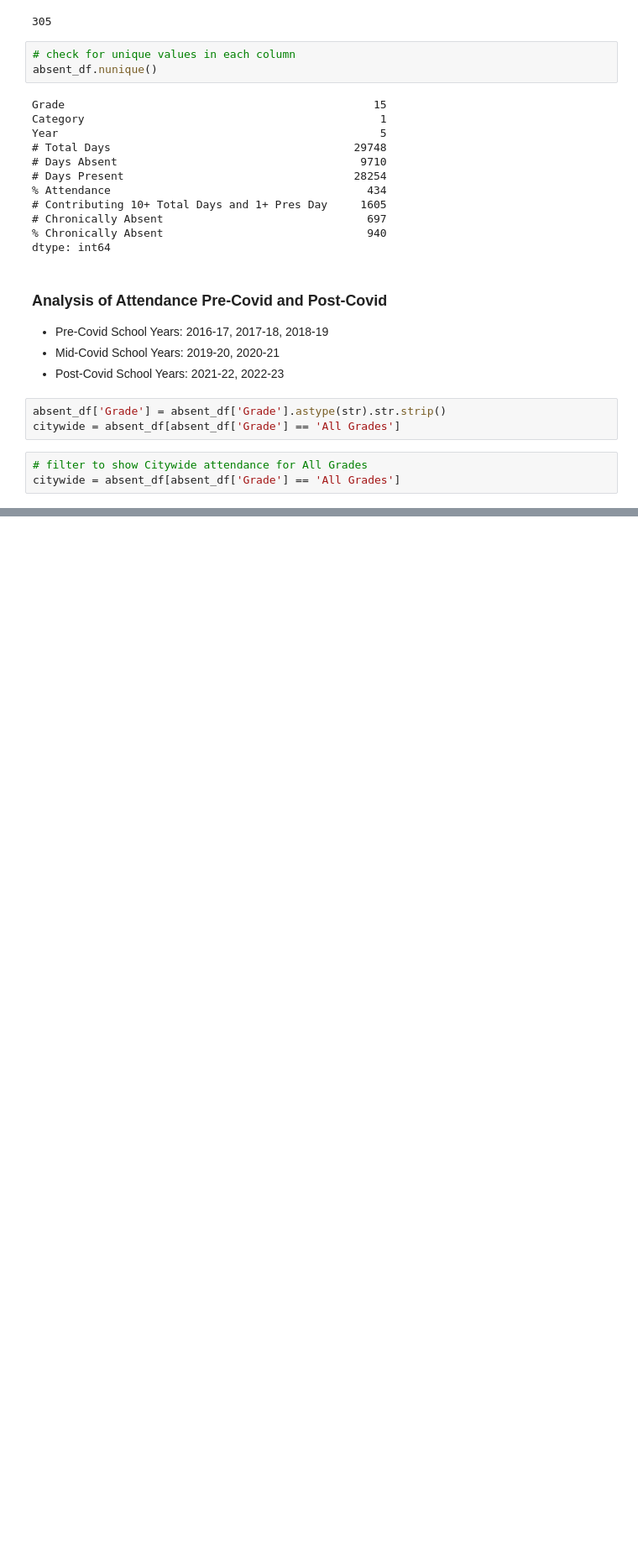
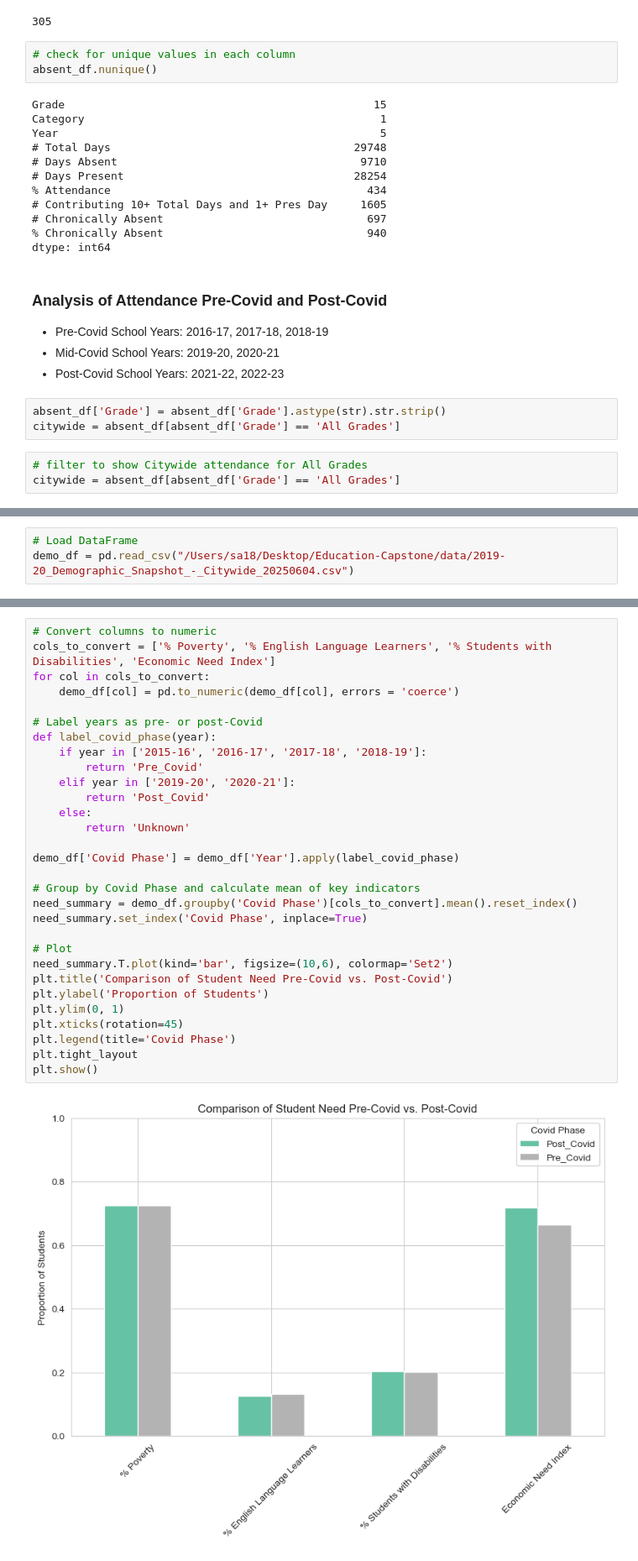
Before and after one commit to Mrfunderburker/Education-Capstone, a Jupyter notebook: code/jacquelene_eda.ipynb, the cells around one changed output, grey strips where cells are left out. Shown at 84% size. Cells and saved outputs as stored; diff of their text form; blank space fills up the shorter version.

```diff
--- a/code/jacquelene_eda.ipynb
+++ b/code/jacquelene_eda.ipynb
@@ -235,0 +282,3 @@ plt.show()
+# %%
+# Load DataFrame
+demo_df = pd.read_csv("/Users/sa18/Desktop/Education-Capstone/data/2019-20_Demographic_Snapshot_-_Citywide_20250604.csv")
@@ -235,0 +398,32 @@ plt.show()
+# %%
+# Convert columns to numeric
+cols_to_convert = ['% Poverty', '% English Language Learners', '% Students with Disabilities', 'Economic Need Index']
+for col in cols_to_convert:
+    demo_df[col] = pd.to_numeric(demo_df[col], errors = 'coerce')
+
+# Label years as pre- or post-Covid
+def label_covid_phase(year):
+    if year in ['2015-16', '2016-17', '2017-18', '2018-19']:
+        return 'Pre_Covid'
+    elif year in ['2019-20', '2020-21']:
+        return 'Post_Covid'
+    else:
+        return 'Unknown'
+
+demo_df['Covid Phase'] = demo_df['Year'].apply(label_covid_phase)
+
+# Group by Covid Phase and calculate mean of key indicators
+need_summary = demo_df.groupby('Covid Phase')[cols_to_convert].mean().reset_index()
+need_summary.set_index('Covid Phase', inplace=True)
+
+# Plot
+need_summary.T.plot(kind='bar', figsize=(10,6), colormap='Set2')
+plt.title('Comparison of Student Need Pre-Covid vs. Post-Covid')
+plt.ylabel('Proportion of Students')
+plt.ylim(0, 1)
+plt.xticks(rotation=45)
+plt.legend(title='Covid Phase')
+plt.tight_layout
+plt.show()
+# %% [output]
+[figure, added]
```
Also changed, not shown: parts of 18 cells of this notebook.
